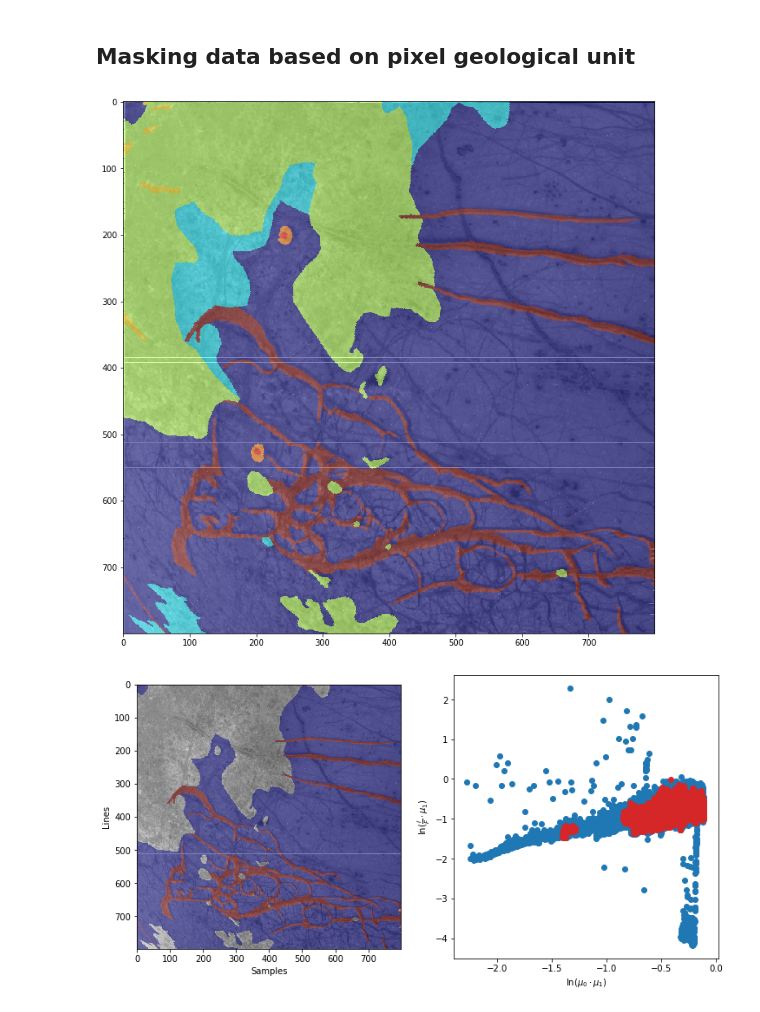
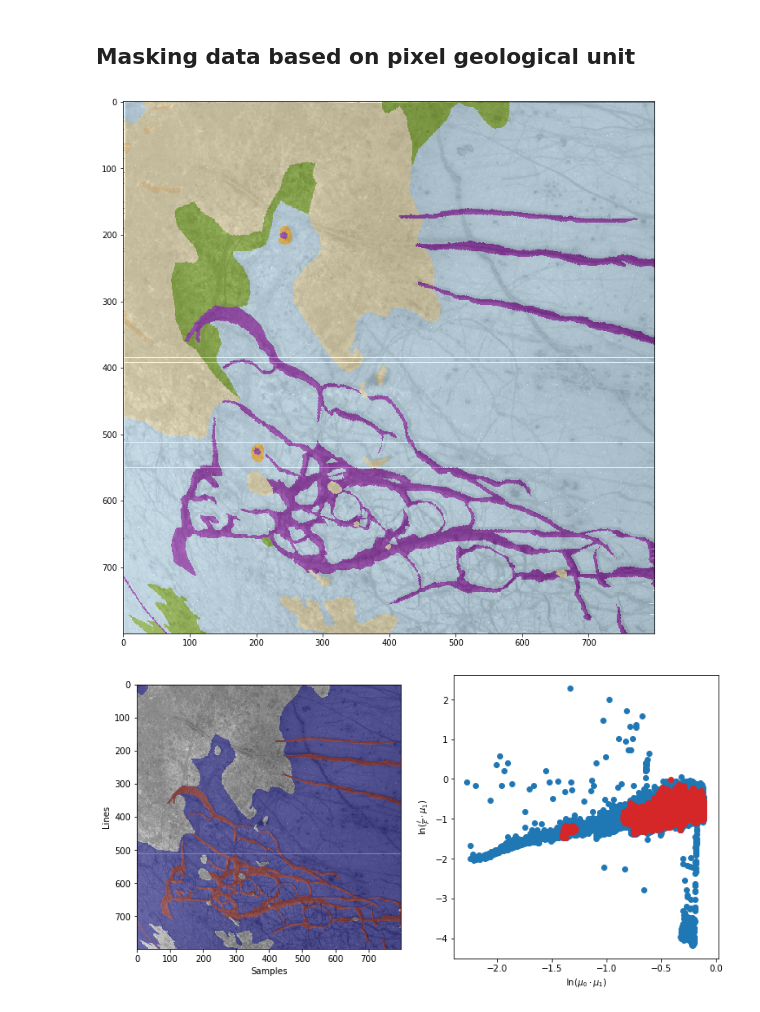
Before and after one commit to seignovert/galileo-ssi, a Jupyter notebook: notebooks/SSI_plot.ipynb, the cells around one changed output. Drawn from its saved outputs; the diff is of its cells as text; code cells hidden in the pictures.

Commit message:
Add Europa geol map default cmap

```diff
--- a/notebooks/SSI_plot.ipynb
+++ b/notebooks/SSI_plot.ipynb
@@ -123,10 +123,10 @@ from ssi.geol import EUROPA
 # %%
 fig, ax = plt.subplots(figsize=(12, 12))
 
 ax.imshow(img.data, extent=img.extent, vmin=0, vmax=1, cmap='gray')
-ax.imshow(EUROPA(img, legend=False), cmap='jet_r', alpha=.5);
+ax.imshow(EUROPA(img, legend=False), cmap=EUROPA.CMAP, alpha=.5);
 # %% [output]
-[figure, old version]
+[figure, new version]
 # %%
 img_geol = EUROPA(img)
 
```
Also changed, not shown: 1 other file.
